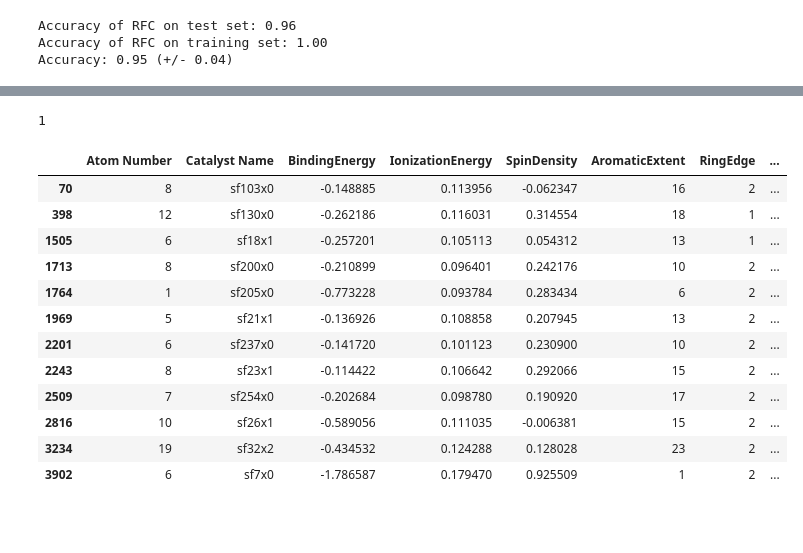
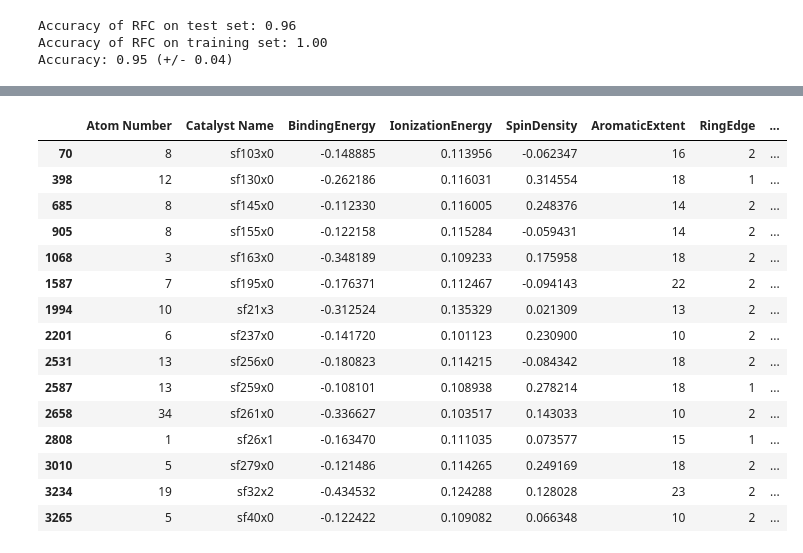
Before and after one commit to ndricke/ngcc_ml, a Jupyter notebook: ngcc_AS_classify.ipynb, the cells around one changed output, grey strips where cells are left out. Drawn from its saved outputs; the diff is of its cells as text; code cells hidden in the pictures; blank space fills up the shorter version.

Commit message:
small changes to group aromatics, adding charge

```diff
--- a/ngcc_AS_classify.ipynb
+++ b/ngcc_AS_classify.ipynb
@@ -23,6 +44,7 @@ RDKit WARNING: [13:36:43] Enabling RDKit 2019.09.3 jupyter extensions
 #df = pd.read_csv("/home/nricke/work/klodaya/notebooks_klodaya/DidItBindWithSubstructure.csv", index_col=0)
 #df = pd.read_csv("/home/nricke/work/ngcc_ml/DidItBindv2.csv")
 df = pd.read_csv("/home/nricke/work/ngcc_ml/DidItBindv4.csv")
-#df_aug = pd.read_json("/home/nricke/work/klodaya/notebooks_klodaya/additional_aromatic_features.json")
-#df_aug["Atom Number"] = df_aug["Atom Number"] + 1
-#df = df.merge(df_aug, on=["Atom Number", "Catalyst Name"])
+df_aug = pd.read_json("/home/nricke/work/ngcc_ml/cat_aux_aromatic_flex.json")
+df_aug["Atom Number"] = df_aug["Atom Number"] + 1
+df_aug.drop(columns=["ring_edge", "aromatic_extent"], inplace=True)
+df = df.merge(df_aug, on=["Atom Number", "Catalyst Name"])
@@ -41,3 +66,3 @@ Index(['Atom Number', 'Catalyst Name', 'CatalystO2File', 'Element',
       dtype='object')
 # %%
-df[["Catalyst Name", "CatalystO2File", "NumNitrogens", "NumHeteroatoms"]]
+df = df[df["Catalyst Name"] != "sf7x0"]
@@ -63,5 +69,6 @@ df[["Catalyst Name", "CatalystO2File", "NumNitrogens", "NumHeteroatoms"]]
 # %%
-feature_cols = ["SpinDensity", "ChElPGNeutralCharge", "ChargeDifference", "IonizationEnergy", "OrthoOrPara", "Meta", "FartherThanPara", "DistanceToN", "NumberOfHydrogens", "IsInRingSize6", "IsInRingSize5", "NeighborSpinDensity", 'NeighborChElPGCharge', 'NeighborChargeDifference', "AromaticExtent", "RingEdge", "NumNitrogens", "NumHeteroatoms"]
-#feature_cols = ["SpinDensity", "ChElPGNeutralCharge", "ChargeDifference", "IonizationEnergy", "DistanceToN", "NumberOfHydrogens", "IsInRingSize6", "IsInRingSize5", "aromatic_extent", "ring_edge"]
-X = df[feature_cols]
-y = df["Doesitbind"].astype('int')
+feature_cols = {"SpinDensity", "ChElPGNeutralCharge", "ChargeDifference", "IonizationEnergy", "OrthoOrPara", "Meta", "FartherThanPara", "DistanceToN", "NumberOfHydrogens", "IsInRingSize6", "IsInRingSize5", "NeighborSpinDensity", 'NeighborChElPGCharge', 'NeighborChargeDifference', "AromaticExtent", "RingEdge", "NumNitrogens", "NumHeteroatoms", "charge", "atom_plane_deviation", "ring_plane_deviation", "ring_nitrogens"}
+not_scaled_cols = {"OrthoOrPara", "Meta", "FartherThanPara", "NumberOfHydrogens", "IsInRingSize6", "IsInRingSize5", "RingEdge", "NumNitrogens", "NumHeteroatoms", "ring_nitrogens", "charge"}
+df_scale = processData(df, scaledCols=list(feature_cols - not_scaled_cols))
+X = df_scale[feature_cols]
+y = df_scale["Doesitbind"].astype('int')
@@ -78,3 +97,10 @@ print("Accuracy: %0.2f (+/- %0.2f)" % (scores.mean(), scores.std() * 2))
 Accuracy of RFC on test set: 0.96
 Accuracy of RFC on training set: 1.00
 Accuracy: 0.95 (+/- 0.04)
+# %%
+rfc = RandomForestClassifier(n_estimators=100, max_depth=100, class_weight={0:0.5, 1:0.5})
+rfc.fit(X_train, y_train)
+print('Accuracy of RFC on test set: {:.2f}'.format(rfc.score(X_test_poly, y_test_poly)))
+print('Accuracy of RFC on training set: {:.2f}'.format(rfc.score(X_train_poly, y_train_poly)))
+scores = cross_val_score(rfc, X_poly, y, cv=10)
+print("Accuracy: %0.2f (+/- %0.2f)" % (scores.mean(), scores.std() * 2))
@@ -140,23 +150,22 @@ dfy_miss
-# %%
-df["Atom Number"].min()
-# %% [output]
-1
 # %%
-dfy_false_neg[["Atom Number", "Catalyst Name", "BindingEnergy", "IonizationEnergy", "SpinDensity", "AromaticExtent", "RingEdge", "DistanceToN", "NumNitrogens", "NumHeteroatoms"]].sort_values(by="Catalyst Name")
+dfy_false_neg[["Atom Number", "Catalyst Name", "BindingEnergy", "IonizationEnergy", "SpinDensity", "AromaticExtent", "RingEdge", "DistanceToN"]].sort_values(by="Catalyst Name")
 # %% [output]
 |  | Atom Number | Catalyst Name | BindingEnergy | IonizationEnergy | SpinDensity | AromaticExtent | RingEdge | ... |
 | 70 | 8 | sf103x0 | -0.148885 | 0.113956 | -0.062347 | 16 | 2 | ... |
 | 398 | 12 | sf130x0 | -0.262186 | 0.116031 | 0.314554 | 18 | 1 | ... |
-| 1505 | 6 | sf18x1 | -0.257201 | 0.105113 | 0.054312 | 13 | 1 | ... |
-| 1713 | 8 | sf200x0 | -0.210899 | 0.096401 | 0.242176 | 10 | 2 | ... |
-| 1764 | 1 | sf205x0 | -0.773228 | 0.093784 | 0.283434 | 6 | 2 | ... |
-| 1969 | 5 | sf21x1 | -0.136926 | 0.108858 | 0.207945 | 13 | 2 | ... |
+| 685 | 8 | sf145x0 | -0.112330 | 0.116005 | 0.248376 | 14 | 2 | ... |
+| 905 | 8 | sf155x0 | -0.122158 | 0.115284 | -0.059431 | 14 | 2 | ... |
+| 1068 | 3 | sf163x0 | -0.348189 | 0.109233 | 0.175958 | 18 | 2 | ... |
+| 1587 | 7 | sf195x0 | -0.176371 | 0.112467 | -0.094143 | 22 | 2 | ... |
+| 1994 | 10 | sf21x3 | -0.312524 | 0.135329 | 0.021309 | 13 | 2 | ... |
 | 2201 | 6 | sf237x0 | -0.141720 | 0.101123 | 0.230900 | 10 | 2 | ... |
-| 2243 | 8 | sf23x1 | -0.114422 | 0.106642 | 0.292066 | 15 | 2 | ... |
-| 2509 | 7 | sf254x0 | -0.202684 | 0.098780 | 0.190920 | 17 | 2 | ... |
-| 2816 | 10 | sf26x1 | -0.589056 | 0.111035 | -0.006381 | 15 | 2 | ... |
+| 2531 | 13 | sf256x0 | -0.180823 | 0.114215 | -0.084342 | 18 | 2 | ... |
+| 2587 | 13 | sf259x0 | -0.108101 | 0.108938 | 0.278214 | 18 | 1 | ... |
+| 2658 | 34 | sf261x0 | -0.336627 | 0.103517 | 0.143033 | 10 | 2 | ... |
+| 2808 | 1 | sf26x1 | -0.163470 | 0.111035 | 0.073577 | 15 | 1 | ... |
+| 3010 | 5 | sf279x0 | -0.121486 | 0.114265 | 0.249169 | 18 | 2 | ... |
 | 3234 | 19 | sf32x2 | -0.434532 | 0.124288 | 0.128028 | 23 | 2 | ... |
-| 3902 | 6 | sf7x0 | -1.786587 | 0.179470 | 0.925509 | 1 | 2 | ... |
+| 3265 | 5 | sf40x0 | -0.122422 | 0.109082 | 0.066348 | 10 | 2 | ... |
 # %%
 dfy_false_pos[["Atom Number", "Catalyst Name", "BindingEnergy", "IonizationEnergy", "SpinDensity", "Meta", "OrthoOrPara", "DistanceToN", "NumberOfHydrogens", "AromaticExtent", "RingEdge"]].sort_values(by="Catalyst Name")
 # %% [output]
```
Also changed, not shown: parts of 17 cells of this notebook, 3 other files.
